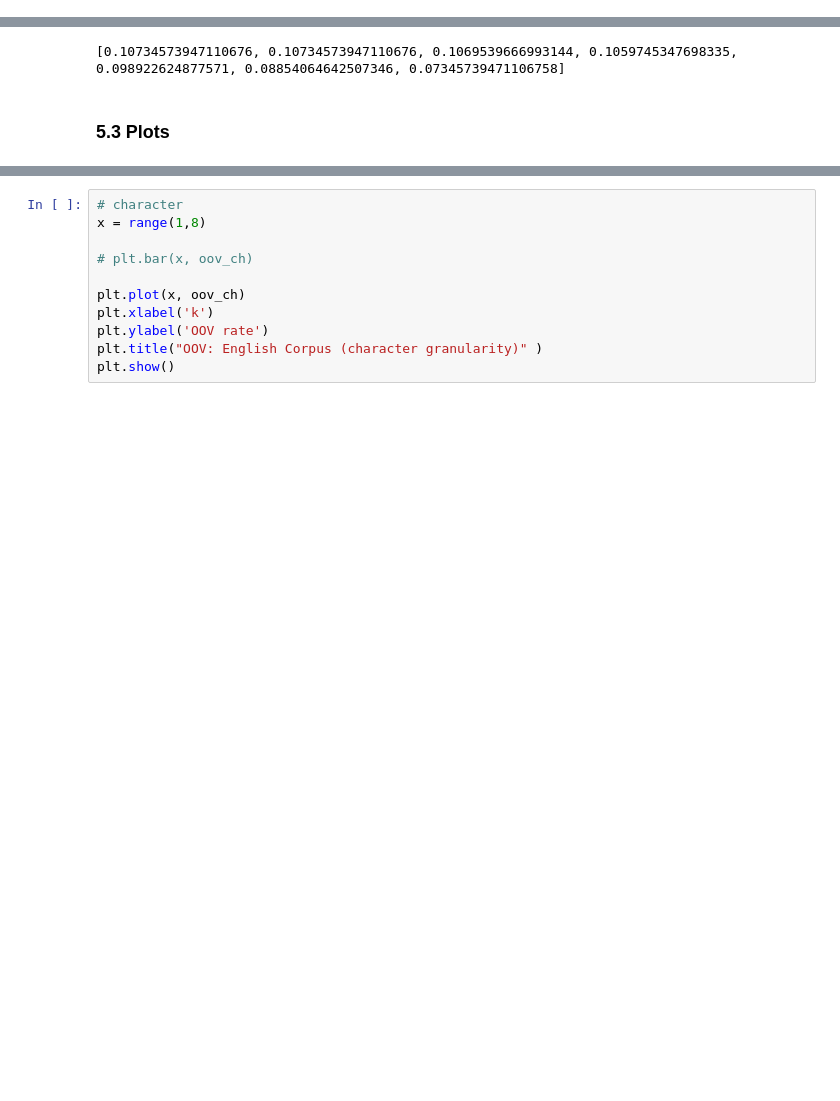
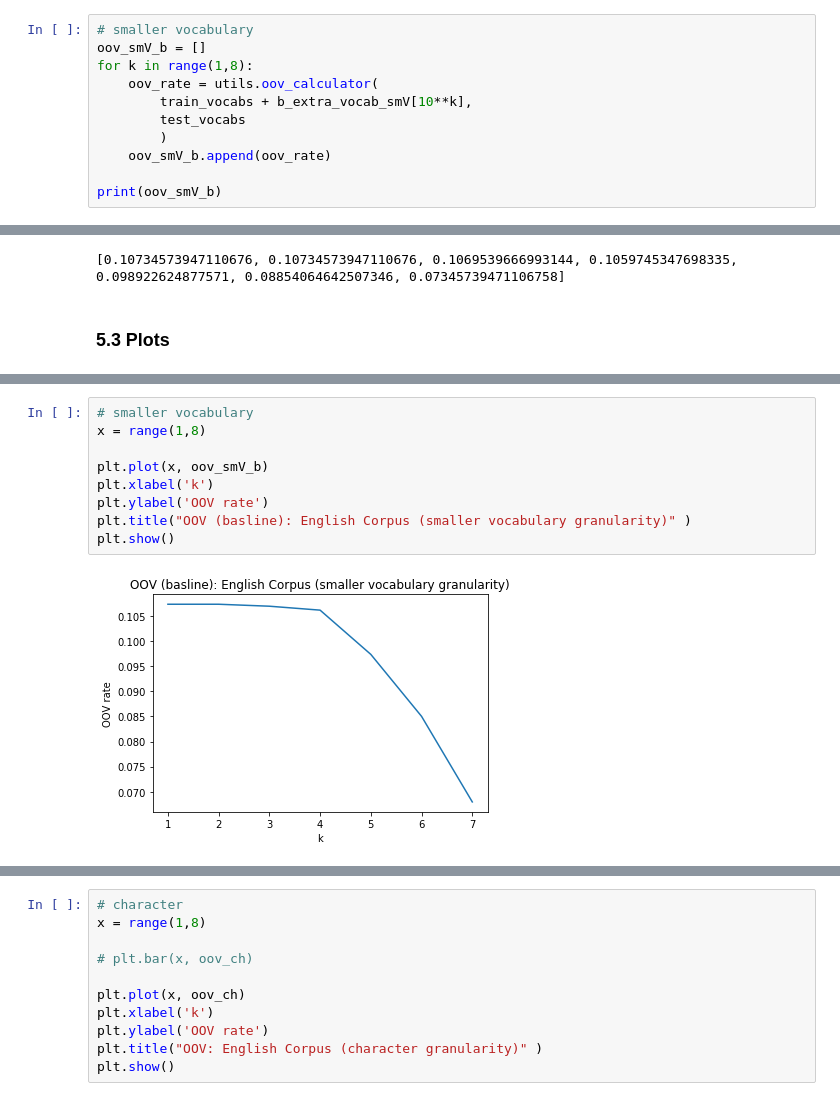
Before and after one commit to nik1806/snlp_project, a Jupyter notebook: english_notebook.ipynb, the cells around one changed output, grey strips where cells are left out. Drawn from its saved outputs; the diff is of its cells as text; blank space fills up the shorter version.

```diff
--- a/english_notebook.ipynb
+++ b/english_notebook.ipynb
@@ -809,0 +846,11 @@ OOV rate (original corpus): 0.10734573947110676
+# %%
+# smaller vocabulary
+oov_smV_b = []
+for k in range(1,8):
+    oov_rate = utils.oov_calculator(
+        train_vocabs + b_extra_vocab_smV[10**k],
+        test_vocabs
+        )
+    oov_smV_b.append(oov_rate)
+
+print(oov_smV_b)
@@ -850,0 +930,11 @@ print(oov_lrV)
+# %%
+# smaller vocabulary
+x = range(1,8)
+
+plt.plot(x, oov_smV_b)
+plt.xlabel('k')
+plt.ylabel('OOV rate')
+plt.title("OOV (basline): English Corpus (smaller vocabulary granularity)" )
+plt.show()
+# %% [output]
+[figure, added]
```
Also changed, not shown: parts of 16 cells of this notebook.
